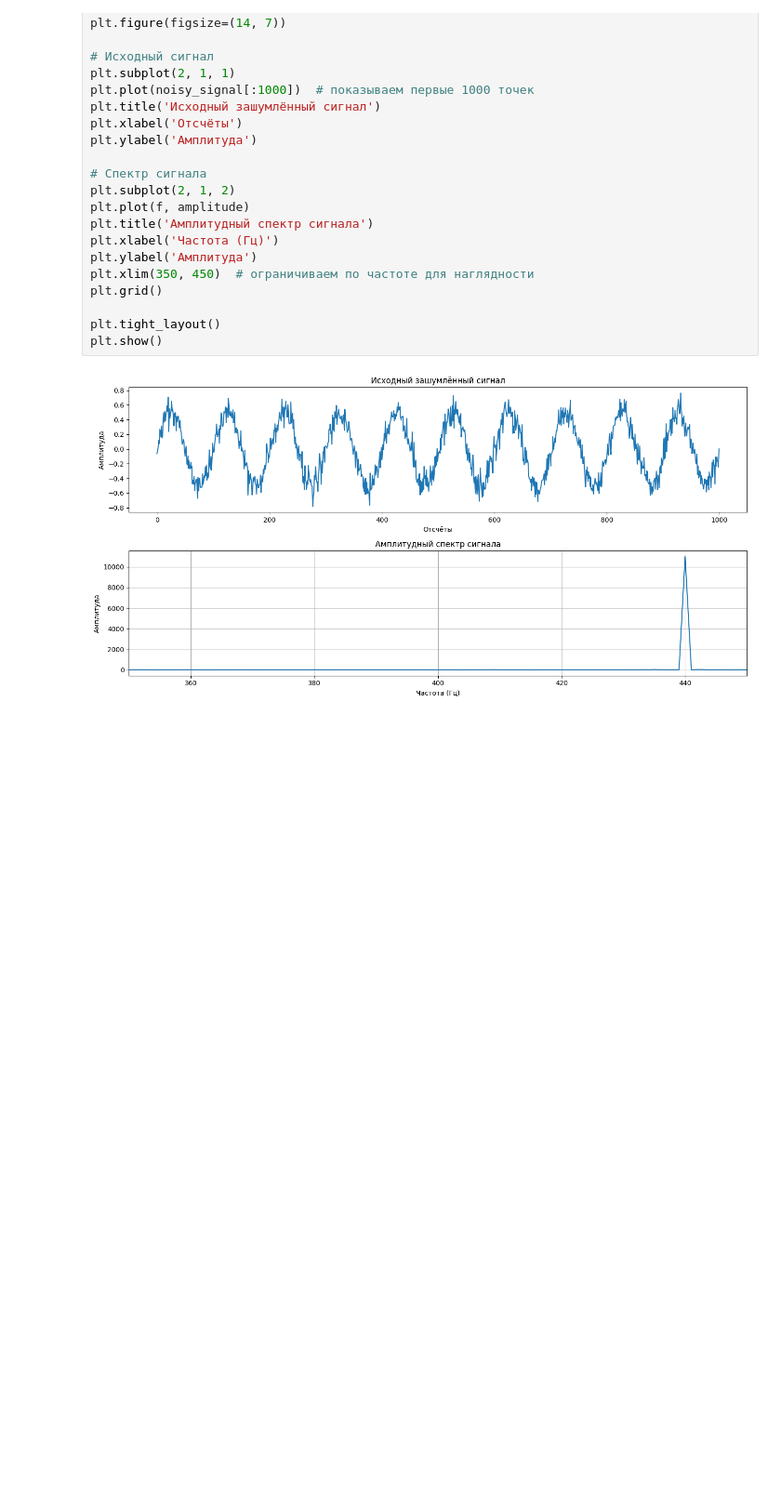
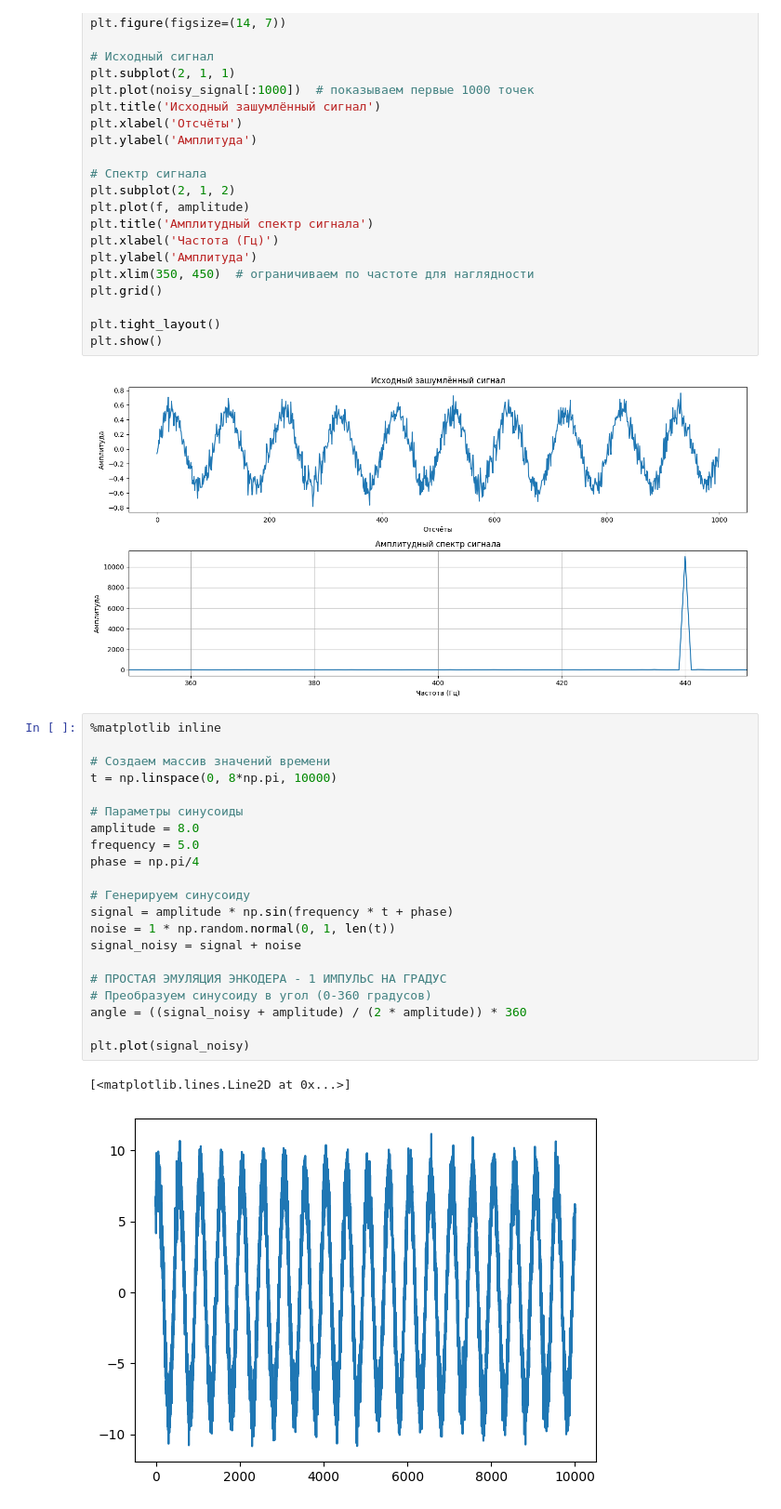
Before and after one commit to BuslaySt/Helmholz-Polymagnit, a Jupyter notebook: Sine.ipynb, the cells around one changed output. Shown at 93% size. Saved outputs shown, nothing was run; the diff lists cells and outputs as text; blank space fills up the shorter version.

```diff
--- a/Sine.ipynb
+++ b/Sine.ipynb
@@ -347,3 +347,27 @@ plt.tight_layout()
 plt.show()
 # %% [output]
 [figure]
+# %%
+%matplotlib inline
+
+# Создаем массив значений времени
+t = np.linspace(0, 8*np.pi, 10000)
+
+# Параметры синусоиды
+amplitude = 8.0
+frequency = 5.0
+phase = np.pi/4
+
+# Генерируем синусоиду
+signal = amplitude * np.sin(frequency * t + phase)
+noise = 1 * np.random.normal(0, 1, len(t))
+signal_noisy = signal + noise
+
+# ПРОСТАЯ ЭМУЛЯЦИЯ ЭНКОДЕРА - 1 ИМПУЛЬС НА ГРАДУС
+# Преобразуем синусоиду в угол (0-360 градусов)
+angle = ((signal_noisy + amplitude) / (2 * amplitude)) * 360
+
+plt.plot(signal_noisy)
+# %% [output]
+[<matplotlib.lines.Line2D at 0x...>]
+[figure, added]
```
Also changed, not shown: parts of 3 cells of this notebook.
